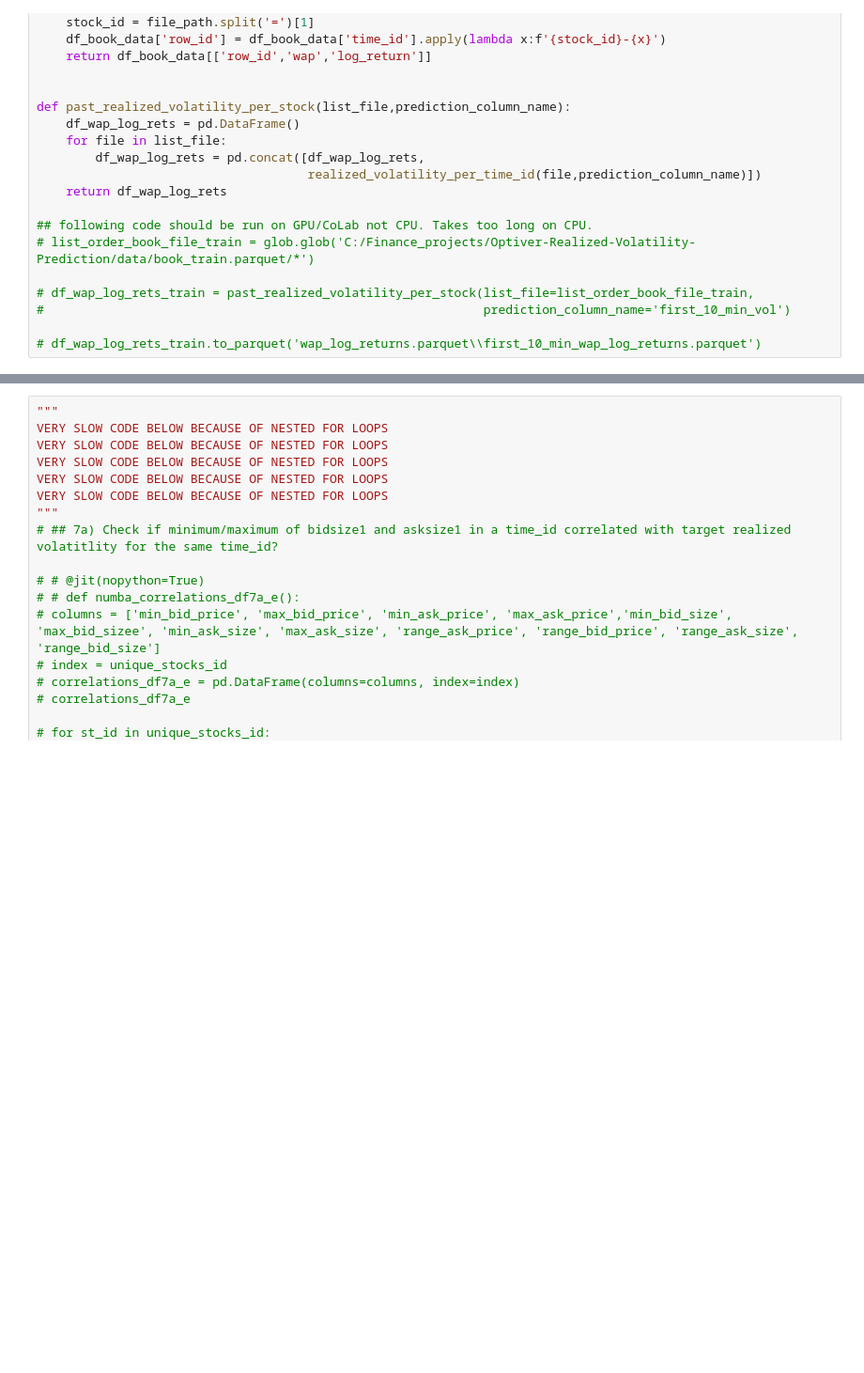
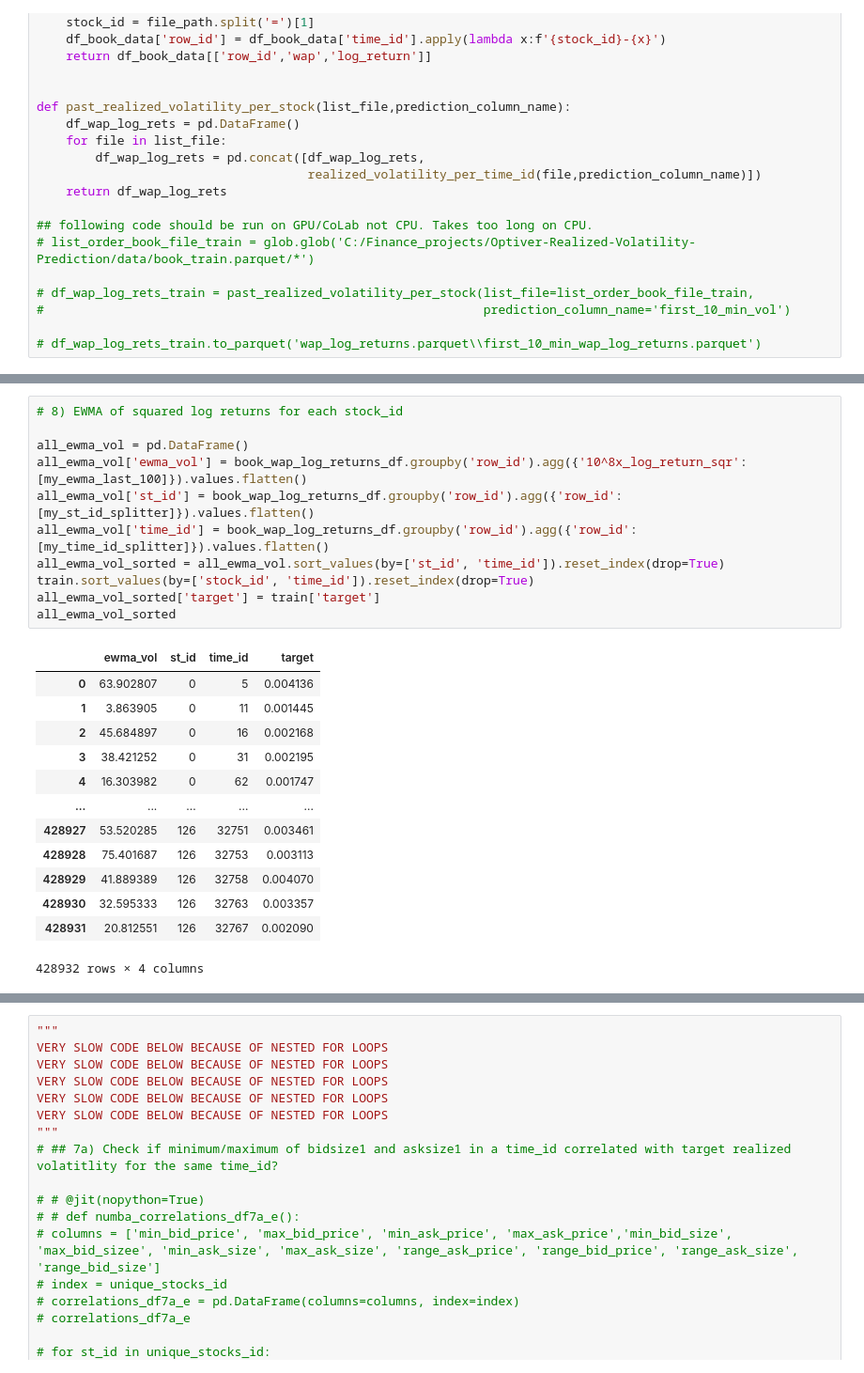
Before and after one commit to JosePeeterson/Optiver-Realized-Volatility-Prediction, a Jupyter notebook: src/Exploratory_Data_Analysis/features_eda_within_stocks.ipynb, the cells around one changed output, grey strips where cells are left out. Shown at 94% size. Cells and saved outputs as stored; diff of their text form; blank space fills up the shorter version.

```diff
--- a/src/Exploratory_Data_Analysis/features_eda_within_stocks.ipynb
+++ b/src/Exploratory_Data_Analysis/features_eda_within_stocks.ipynb
@@ -654,0 +691,25 @@ trade_wap_log_returns_df = trade_wap_log_returns_df.rename(columns={'log_return'
+# %%
+# 8) EWMA of squared log returns for each stock_id
+
+all_ewma_vol = pd.DataFrame()
+all_ewma_vol['ewma_vol'] = book_wap_log_returns_df.groupby('row_id').agg({'10^8x_log_return_sqr':[my_ewma_last_100]}).values.flatten()
+all_ewma_vol['st_id'] = book_wap_log_returns_df.groupby('row_id').agg({'row_id':[my_st_id_splitter]}).values.flatten()
+all_ewma_vol['time_id'] = book_wap_log_returns_df.groupby('row_id').agg({'row_id':[my_time_id_splitter]}).values.flatten()
+all_ewma_vol_sorted = all_ewma_vol.sort_values(by=['st_id', 'time_id']).reset_index(drop=True)
+train.sort_values(by=['stock_id', 'time_id']).reset_index(drop=True)
+all_ewma_vol_sorted['target'] = train['target']
+all_ewma_vol_sorted
+# %% [output]
+|  | ewma_vol | st_id | time_id | target |
+| 0 | 63.902807 | 0 | 5 | 0.004136 |
+| 1 | 3.863905 | 0 | 11 | 0.001445 |
+| 2 | 45.684897 | 0 | 16 | 0.002168 |
+| 3 | 38.421252 | 0 | 31 | 0.002195 |
+| 4 | 16.303982 | 0 | 62 | 0.001747 |
+| ... | ... | ... | ... | ... |
+| 428927 | 53.520285 | 126 | 32751 | 0.003461 |
+| 428928 | 75.401687 | 126 | 32753 | 0.003113 |
+| 428929 | 41.889389 | 126 | 32758 | 0.004070 |
+| 428930 | 32.595333 | 126 | 32763 | 0.003357 |
+| 428931 | 20.812551 | 126 | 32767 | 0.002090 |
+428932 rows × 4 columns
```
Also changed, not shown: parts of 8 cells of this notebook, 2 other files.
